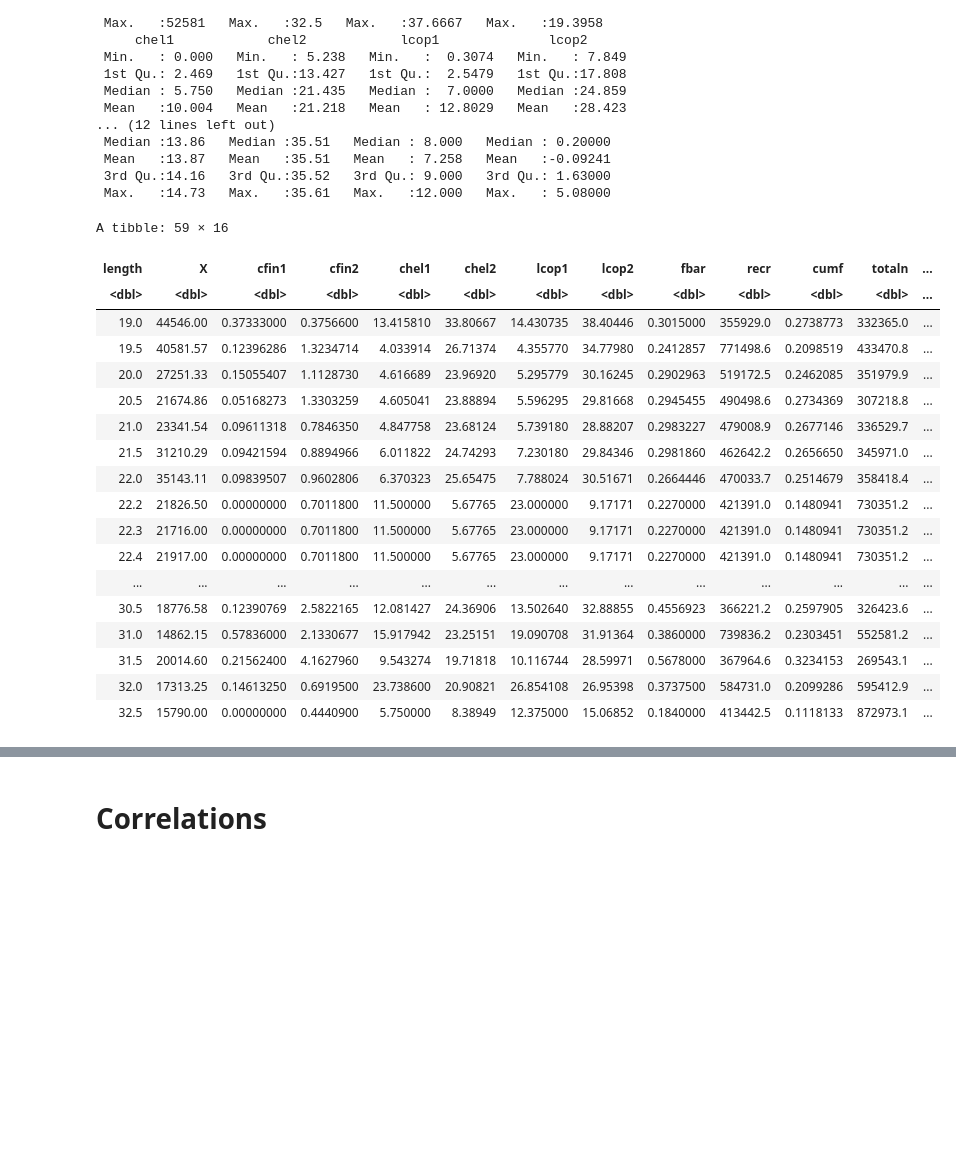
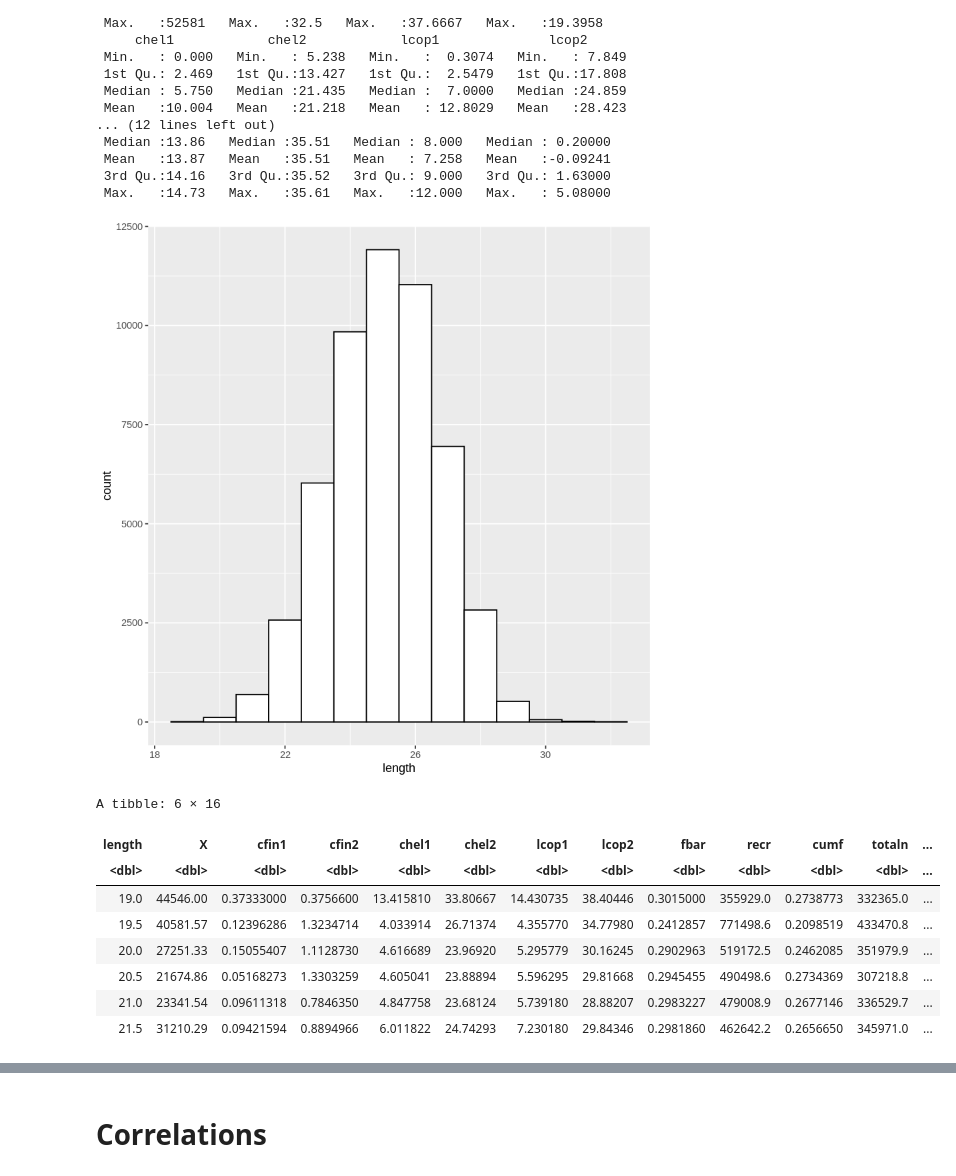
Before and after one commit to mateuszskiba/emd-1, a Jupyter notebook: Herrings.ipynb, the cells around one changed output, grey strips where cells are left out. Cells and saved outputs as stored; diff of their text form; code cells hidden in the pictures; blank space fills up the shorter version.

```diff
--- a/Herrings.ipynb
+++ b/Herrings.ipynb
@@ -90,28 +76,22 @@ summary(herrings)
  Mean   :13.87   Mean   :35.51   Mean   : 7.258   Mean   :-0.09241
  3rd Qu.:14.16   3rd Qu.:35.52   3rd Qu.: 9.000   3rd Qu.: 1.63000
  Max.   :14.73   Max.   :35.61   Max.   :12.000   Max.   : 5.08000
+# %%
+ggplot(herrings, aes(x=length)) + geom_histogram(binwidth=1, colour="black", fill="white")
+# %% [output]
+[figure, added]
 # %%
-herrings_grouped <- herrings %>%
+herrings_mean <- herrings %>%
   group_by(length) %>%
   summarise_all(list(mean))
-herrings_grouped
+head(herrings_mean)
 # %% [output]
-A tibble: 59 × 16
+A tibble: 6 × 16
 | length | X | cfin1 | cfin2 | chel1 | chel2 | lcop1 | lcop2 | fbar | recr | cumf | totaln | ... |
 | <dbl> | <dbl> | <dbl> | <dbl> | <dbl> | <dbl> | <dbl> | <dbl> | <dbl> | <dbl> | <dbl> | <dbl> | ... |
 | 19.0 | 44546.00 | 0.37333000 | 0.3756600 | 13.415810 | 33.80667 | 14.430735 | 38.40446 | 0.3015000 | 355929.0 | 0.2738773 | 332365.0 | ... |
 | 19.5 | 40581.57 | 0.12396286 | 1.3234714 | 4.033914 | 26.71374 | 4.355770 | 34.77980 | 0.2412857 | 771498.6 | 0.2098519 | 433470.8 | ... |
 | 20.0 | 27251.33 | 0.15055407 | 1.1128730 | 4.616689 | 23.96920 | 5.295779 | 30.16245 | 0.2902963 | 519172.5 | 0.2462085 | 351979.9 | ... |
 | 20.5 | 21674.86 | 0.05168273 | 1.3303259 | 4.605041 | 23.88894 | 5.596295 | 29.81668 | 0.2945455 | 490498.6 | 0.2734369 | 307218.8 | ... |
 | 21.0 | 23341.54 | 0.09611318 | 0.7846350 | 4.847758 | 23.68124 | 5.739180 | 28.88207 | 0.2983227 | 479008.9 | 0.2677146 | 336529.7 | ... |
 | 21.5 | 31210.29 | 0.09421594 | 0.8894966 | 6.011822 | 24.74293 | 7.230180 | 29.84346 | 0.2981860 | 462642.2 | 0.2656650 | 345971.0 | ... |
-| 22.0 | 35143.11 | 0.09839507 | 0.9602806 | 6.370323 | 25.65475 | 7.788024 | 30.51671 | 0.2664446 | 470033.7 | 0.2514679 | 358418.4 | ... |
-| 22.2 | 21826.50 | 0.00000000 | 0.7011800 | 11.500000 | 5.67765 | 23.000000 | 9.17171 | 0.2270000 | 421391.0 | 0.1480941 | 730351.2 | ... |
-| 22.3 | 21716.00 | 0.00000000 | 0.7011800 | 11.500000 | 5.67765 | 23.000000 | 9.17171 | 0.2270000 | 421391.0 | 0.1480941 | 730351.2 | ... |
-| 22.4 | 21917.00 | 0.00000000 | 0.7011800 | 11.500000 | 5.67765 | 23.000000 | 9.17171 | 0.2270000 | 421391.0 | 0.1480941 | 730351.2 | ... |
-| ... | ... | ... | ... | ... | ... | ... | ... | ... | ... | ... | ... | ... |
-| 30.5 | 18776.58 | 0.12390769 | 2.5822165 | 12.081427 | 24.36906 | 13.502640 | 32.88855 | 0.4556923 | 366221.2 | 0.2597905 | 326423.6 | ... |
-| 31.0 | 14862.15 | 0.57836000 | 2.1330677 | 15.917942 | 23.25151 | 19.090708 | 31.91364 | 0.3860000 | 739836.2 | 0.2303451 | 552581.2 | ... |
-| 31.5 | 20014.60 | 0.21562400 | 4.1627960 | 9.543274 | 19.71818 | 10.116744 | 28.59971 | 0.5678000 | 367964.6 | 0.3234153 | 269543.1 | ... |
-| 32.0 | 17313.25 | 0.14613250 | 0.6919500 | 23.738600 | 20.90821 | 26.854108 | 26.95398 | 0.3737500 | 584731.0 | 0.2099286 | 595412.9 | ... |
-| 32.5 | 15790.00 | 0.00000000 | 0.4440900 | 5.750000 | 8.38949 | 12.375000 | 15.06852 | 0.1840000 | 413442.5 | 0.1118133 | 872973.1 | ... |
```
Also changed, not shown: parts of 6 cells of this notebook.
